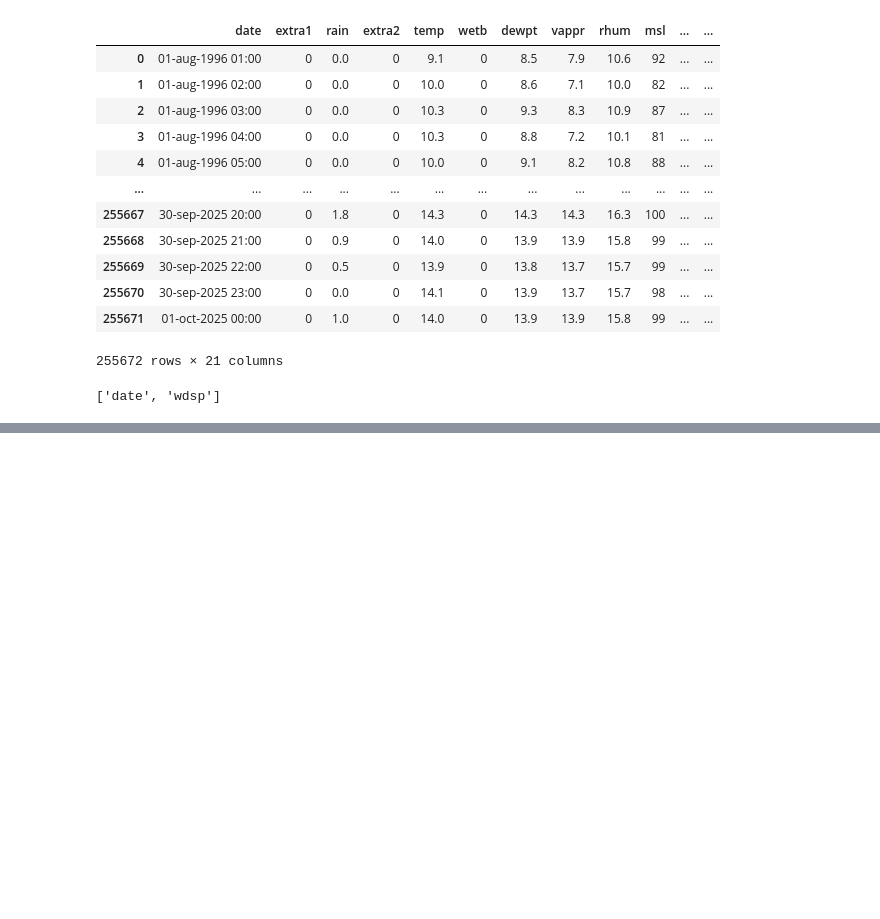
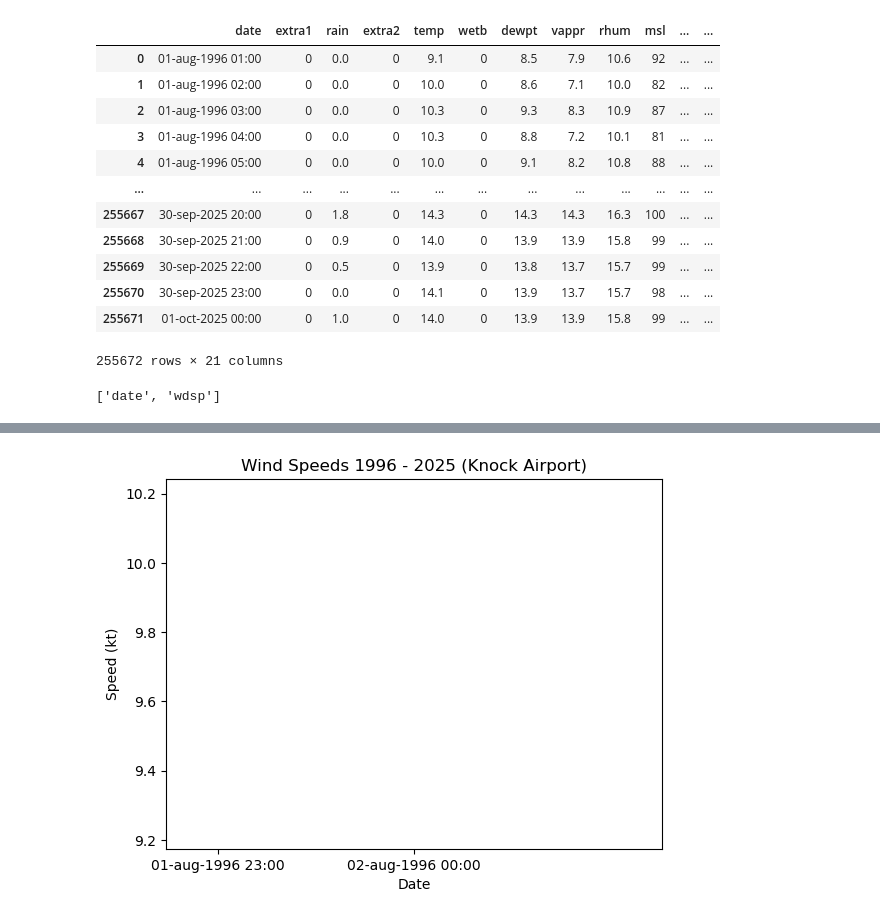
Before and after one commit to callagg2/PFDA, a Jupyter notebook: assignments/assignment_6_Weather.ipynb, the cells around one changed output, grey strips where cells are left out. Saved outputs shown, nothing was run; the diff lists cells and outputs as text; code cells hidden in the pictures; blank space fills up the shorter version.

```diff
--- a/assignments/assignment_6_Weather.ipynb
+++ b/assignments/assignment_6_Weather.ipynb
@@ -505,0 +514,5 @@ plt.show()
+# %%
+df_sample =df.iloc[0:24]
+
+rolling_mean=df_sample["wdsp"].rolling(window=24).mean()
+print(f"{rolling_mean}")
@@ -505,0 +537,19 @@ plt.show()
+# %%
+# Plotting the windspeed.
+
+# We use numpy to create two arrays, one for our dates and the other for windspeed
+# Because it takes a long time to render out the graph over the whole period,
+# I'm going to take a subset of the period
+df_sample =df.iloc[0:24]
+
+x = np.array(df_sample.index)
+y = np.array(rolling_mean)
+
+plt.xlabel("Date")
+plt.ylabel("Speed (kt)")
+plt.title("Wind Speeds 1996 - 2025 (Knock Airport)")
+
+plt.plot(x,y)
+plt.show()
+# %% [output]
+[figure, added]
```
Also changed, not shown: parts of 15 cells of this notebook, 1 other file.
